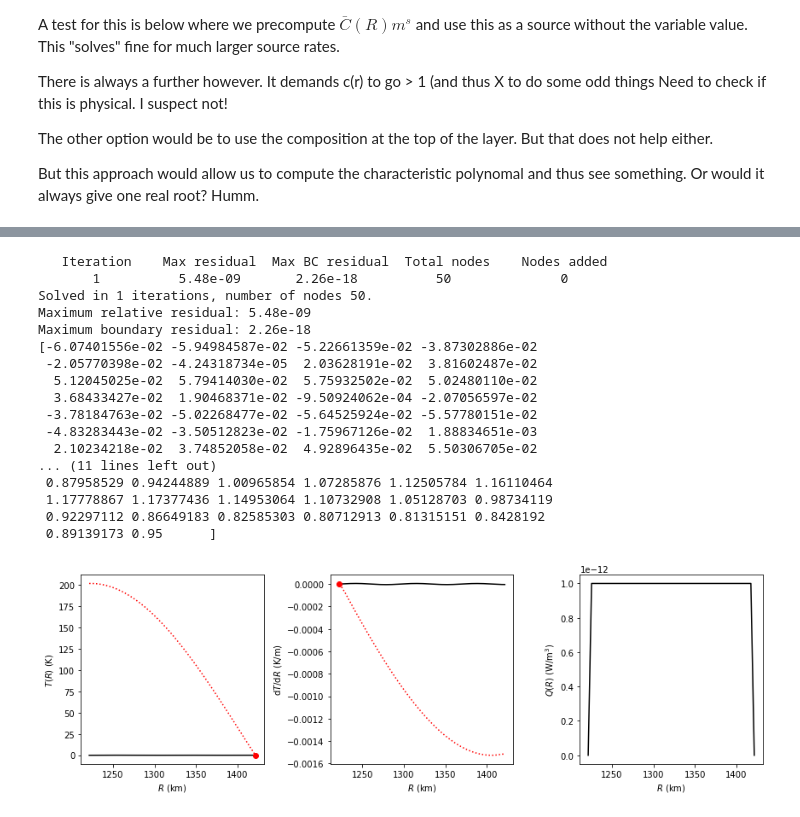
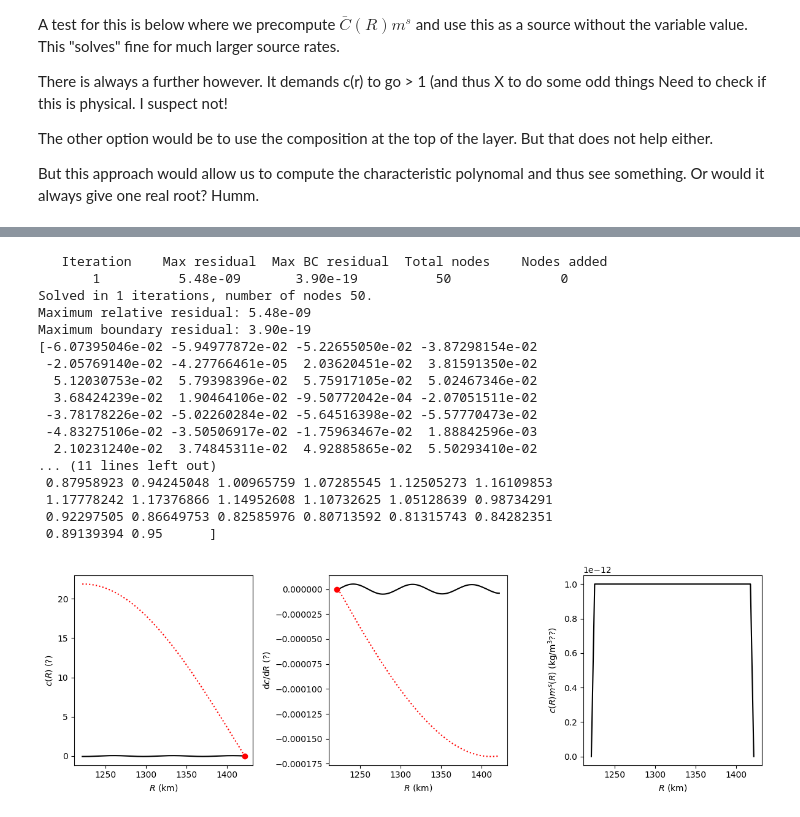
Before and after one commit to andreww/slurry, a Jupyter notebook: f-layer-diffusion.ipynb, the cells around one changed output, grey strips where cells are left out. Saved outputs shown, nothing was run; the diff lists cells and outputs as text; code cells hidden in the pictures.

```diff
--- a/f-layer-diffusion.ipynb
+++ b/f-layer-diffusion.ipynb
@@ -592,7 +595,8 @@ fig, axs = plt.subplots(ncols=3, figsize=(12,4))
 # or mass_rate*np.mean(initial_c)
 # or mass_rate*c_top
 out_cs = layer_diffusion.solve_layer_diffusion(r, mass_rate*initial_c, dl*fe_density, initial_c, derivative_guess=initial_dcdr,
-                                               top_value_bc=c_top, bottom_derivative_bc=0.0, fig_axs=axs, composition=False)
+                                               top_value_bc=c_top, bottom_derivative_bc=0.0, fig_axs=axs, composition=False,
+                                              composition_plot=True)
 
 print(out_cs)
 out_xs = feot.mol_frac_fe(out_cs * 100.0)
@@ -621,4 +625,5 @@ Maximum boundary residual: 0.00e+00
 # %%
+# Works...
 dl = 1.0E-8
 _, _, _, fe_density, _, _ = feot.densities(1.0, 330.0, 5700.0)
 
@@ -640,7 +645,8 @@ fig, axs = plt.subplots(ncols=3, figsize=(12,4))
 # or mass_rate*np.mean(initial_c)
 # or mass_rate*c_top
 out_cs = layer_diffusion.solve_layer_diffusion(r, mass_rate*out_cs, dl*fe_density, out_cs, derivative_guess=np.gradient(out_cs, r),
-                                               top_value_bc=c_top, bottom_derivative_bc=0.0, fig_axs=axs, composition=False)
+                                               top_value_bc=c_top, bottom_derivative_bc=0.0, fig_axs=axs, composition=False,
+                                              composition_plot=True)
 
 print(out_cs)
 out_xs = feot.mol_frac_fe(out_cs * 100.0)
@@ -669,48 +675,51 @@ Maximum boundary residual: 0.00e+00
 # %%
+# This really just shows how we find an sin function as a solution...
+
 dl = 1.0E-8
 _, _, _, fe_density, _, _ = feot.densities(1.0, 330.0, 5700.0)
 
 mass_rate = np.ones_like(r) * 1.0E-12 # kg m^-3 s^-1 equivelent to case 7 with sensible heat
 mass_rate[0] = 0.0
 mass_rate[-1] = 0.0
 
 x_top = 0.95
 initial_x = np.ones_like(r) * x_top
 initial_dcdr = np.zeros_like(r)
 
 c_top = feot.mass_percent_o(x_top)/100.0
 initial_c = feot.mass_percent_o(initial_x)/100.0
 
 
 fig, axs = plt.subplots(ncols=3, figsize=(12,4))
 
 
 # or mass_rate*np.mean(initial_c)
 # or mass_rate*c_top
 out_cs = layer_diffusion.solve_layer_diffusion(r, mass_rate, dl*fe_density, out_cs, derivative_guess=np.gradient(out_cs, r),
-                                               top_value_bc=c_top, bottom_derivative_bc=0.0, fig_axs=axs, composition=True)
+                                               top_value_bc=c_top, bottom_derivative_bc=0.0, fig_axs=axs, composition=True,
+                                              composition_plot=True)
 
 print(out_cs)
 out_xs = feot.mol_frac_fe(out_cs * 100.0)
 print(out_xs)
 fig.tight_layout()
 plt.show()
 # %% [output]
    Iteration    Max residual  Max BC residual  Total nodes    Nodes added
-       1          5.48e-09       2.26e-18          50              0
+       1          5.48e-09       3.90e-19          50              0
 Solved in 1 iterations, number of nodes 50.
 Maximum relative residual: 5.48e-09
-Maximum boundary residual: 2.26e-18
-[-6.07401556e-02 -5.94984587e-02 -5.22661359e-02 -3.87302886e-02
- -2.05770398e-02 -4.24318734e-05  2.03628191e-02  3.81602487e-02
-  5.12045025e-02  5.79414030e-02  5.75932502e-02  5.02480110e-02
-  3.68433427e-02  1.90468371e-02 -9.50924062e-04 -2.07056597e-02
- -3.78184763e-02 -5.02268477e-02 -5.64525924e-02 -5.57780151e-02
- -4.83283443e-02 -3.50512823e-02 -1.75967126e-02  1.88834651e-03
-  2.10234218e-02  3.74852058e-02  4.92896435e-02  5.50306705e-02
+Maximum boundary residual: 3.90e-19
+[-6.07395046e-02 -5.94977872e-02 -5.22655050e-02 -3.87298154e-02
+ -2.05769140e-02 -4.27766461e-05  2.03620451e-02  3.81591350e-02
+  5.12030753e-02  5.79398396e-02  5.75917105e-02  5.02467346e-02
+  3.68424239e-02  1.90464106e-02 -9.50772042e-04 -2.07051511e-02
+ -3.78178226e-02 -5.02260284e-02 -5.64516398e-02 -5.57770473e-02
+ -4.83275106e-02 -3.50506917e-02 -1.75963467e-02  1.88842596e-03
+  2.10231240e-02  3.74845311e-02  4.92885865e-02  5.50293410e-02
 ... (11 lines left out)
- 0.87958529 0.94244889 1.00965854 1.07285876 1.12505784 1.16110464
- 1.17778867 1.17377436 1.14953064 1.10732908 1.05128703 0.98734119
- 0.92297112 0.86649183 0.82585303 0.80712913 0.81315151 0.8428192
- 0.89139173 0.95      ]
+ 0.87958923 0.94245048 1.00965759 1.07285545 1.12505273 1.16109853
+ 1.17778242 1.17376866 1.14952608 1.10732625 1.05128639 0.98734291
+ 0.92297505 0.86649753 0.82585976 0.80713592 0.81315743 0.84282351
+ 0.89139394 0.95      ]
-[figure, old version]
+[figure, new version]
```
Also changed, not shown: parts of 5 cells of this notebook, 1 other file.
